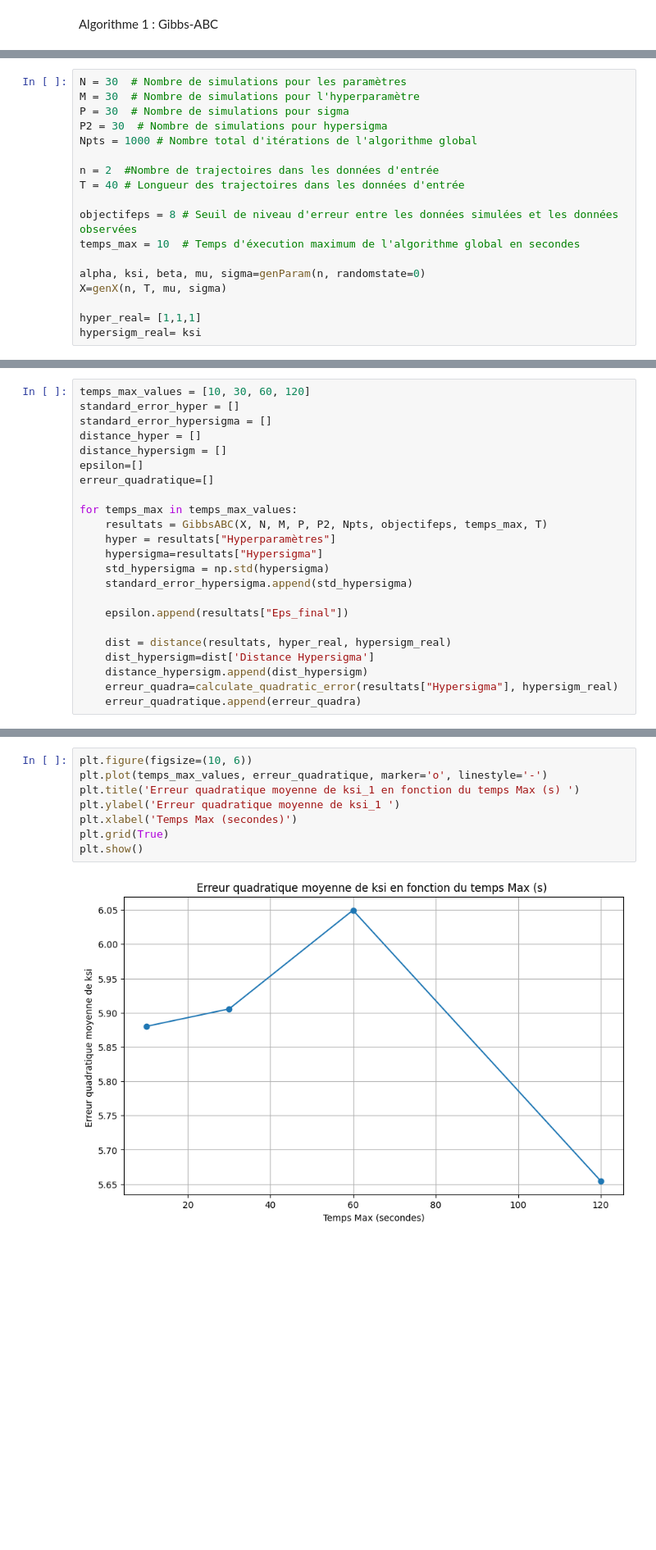
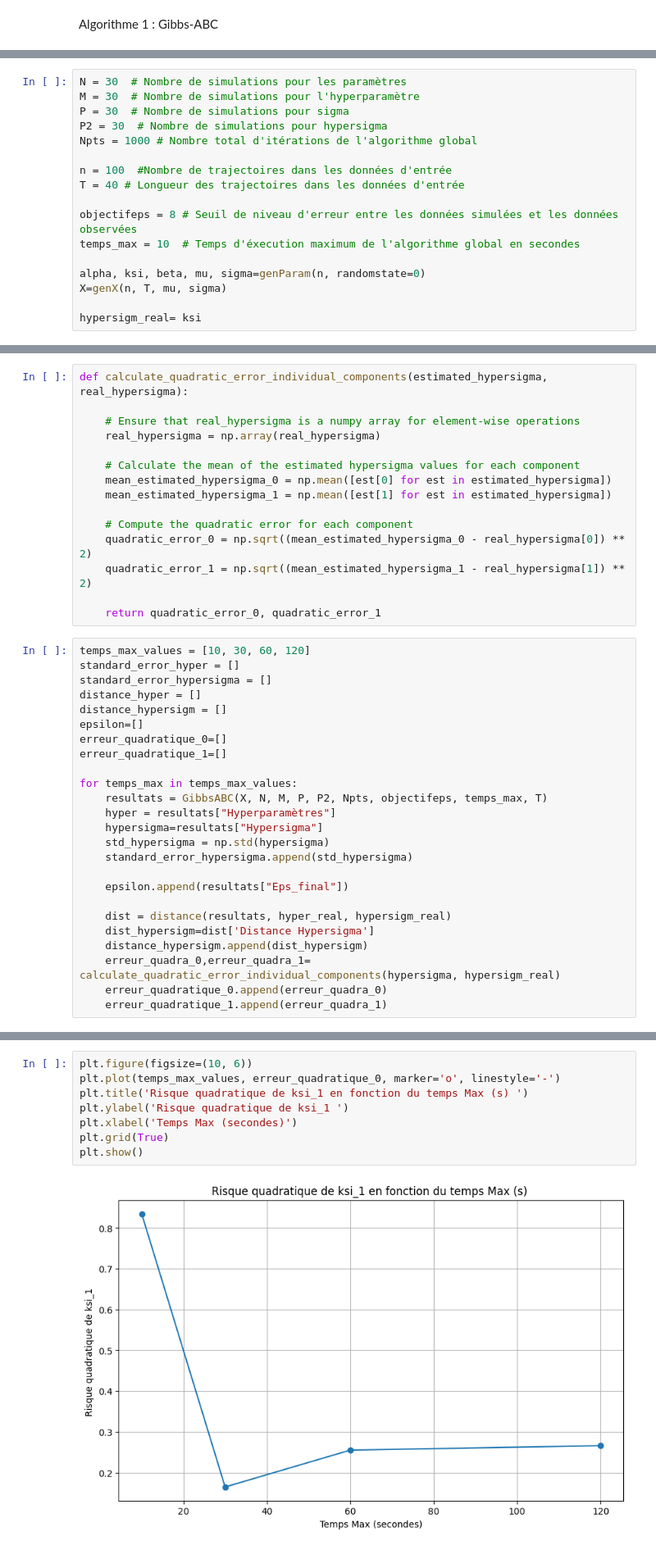
Before and after one commit to sarahthoumyre/GibbsABC, a Jupyter notebook: Main.ipynb, the cells around one changed output, grey strips where cells are left out. Shown: that part at 82% size. Drawn from its saved outputs; the diff is of its cells as text; blank space fills up the shorter version.

```diff
--- a/Main.ipynb
+++ b/Main.ipynb
@@ -250,7 +250,7 @@ P = 30  # Nombre de simulations pour sigma
 P2 = 30  # Nombre de simulations pour hypersigma
 Npts = 1000 # Nombre total d'itérations de l'algorithme global
 
-n = 2  #Nombre de trajectoires dans les données d'entrée
+n = 100  #Nombre de trajectoires dans les données d'entrée
 T = 40 # Longueur des trajectoires dans les données d'entrée
 
 objectifeps = 8 # Seuil de niveau d'erreur entre les données simulées et les données observées
@@ -259,7 +259,6 @@ temps_max = 10  # Temps d'éxecution maximum de l'algorithme global en secondes
 alpha, ksi, beta, mu, sigma=genParam(n, randomstate=0)
 X=genX(n, T, mu, sigma)
 
-hyper_real= [1,1,1]
 hypersigm_real= ksi
 # %%
 resultats = GibbsABC(X, N, M, P, P2, Npts, objectifeps, temps_max, T)
@@ -313,6 +312,21 @@ def calculate_quadratic_error(estimated_hypersigma, real_hypersigma):
     quadratic_error = np.sqrt(np.sum((mean_estimated_hypersigma - real_hypersigma) ** 2))
 
     return quadratic_error
+# %%
+def calculate_quadratic_error_individual_components(estimated_hypersigma, real_hypersigma):
+
+    # Ensure that real_hypersigma is a numpy array for element-wise operations
+    real_hypersigma = np.array(real_hypersigma)
+
+    # Calculate the mean of the estimated hypersigma values for each component
+    mean_estimated_hypersigma_0 = np.mean([est[0] for est in estimated_hypersigma])
+    mean_estimated_hypersigma_1 = np.mean([est[1] for est in estimated_hypersigma])
+
+    # Compute the quadratic error for each component
+    quadratic_error_0 = np.sqrt((mean_estimated_hypersigma_0 - real_hypersigma[0]) ** 2)
+    quadratic_error_1 = np.sqrt((mean_estimated_hypersigma_1 - real_hypersigma[1]) ** 2)
+
+    return quadratic_error_0, quadratic_error_1
 # %%
 temps_max_values = [10, 30, 60, 120]
 standard_error_hyper = []
@@ -320,7 +334,8 @@ standard_error_hypersigma = []
 distance_hyper = []
 distance_hypersigm = []
 epsilon=[]
-erreur_quadratique=[]
+erreur_quadratique_0=[]
+erreur_quadratique_1=[]
 
 for temps_max in temps_max_values:
     resultats = GibbsABC(X, N, M, P, P2, Npts, objectifeps, temps_max, T)
@@ -334,6 +349,7 @@ for temps_max in temps_max_values:
     dist = distance(resultats, hyper_real, hypersigm_real)
     dist_hypersigm=dist['Distance Hypersigma']
     distance_hypersigm.append(dist_hypersigm)
-    erreur_quadra=calculate_quadratic_error(resultats["Hypersigma"], hypersigm_real)
-    erreur_quadratique.append(erreur_quadra)
+    erreur_quadra_0,erreur_quadra_1= calculate_quadratic_error_individual_components(hypersigma, hypersigm_real)
+    erreur_quadratique_0.append(erreur_quadra_0)
+    erreur_quadratique_1.append(erreur_quadra_1)
 # %% [output]
@@ -354,12 +370,12 @@ plt.show()
 # %%
 plt.figure(figsize=(10, 6))
-plt.plot(temps_max_values, erreur_quadratique, marker='o', linestyle='-')
-plt.title('Erreur quadratique moyenne de ksi_1 en fonction du temps Max (s) ')
-plt.ylabel('Erreur quadratique moyenne de ksi_1 ')
+plt.plot(temps_max_values, erreur_quadratique_0, marker='o', linestyle='-')
+plt.title('Risque quadratique de ksi_1 en fonction du temps Max (s) ')
+plt.ylabel('Risque quadratique de ksi_1 ')
 plt.xlabel('Temps Max (secondes)')
 plt.grid(True)
 plt.show()
 # %% [output]
-[figure, old version]
+[figure, new version]
 # %%
 plt.figure(figsize=(10, 6))
```
Also changed, not shown: parts of 6 cells of this notebook.
